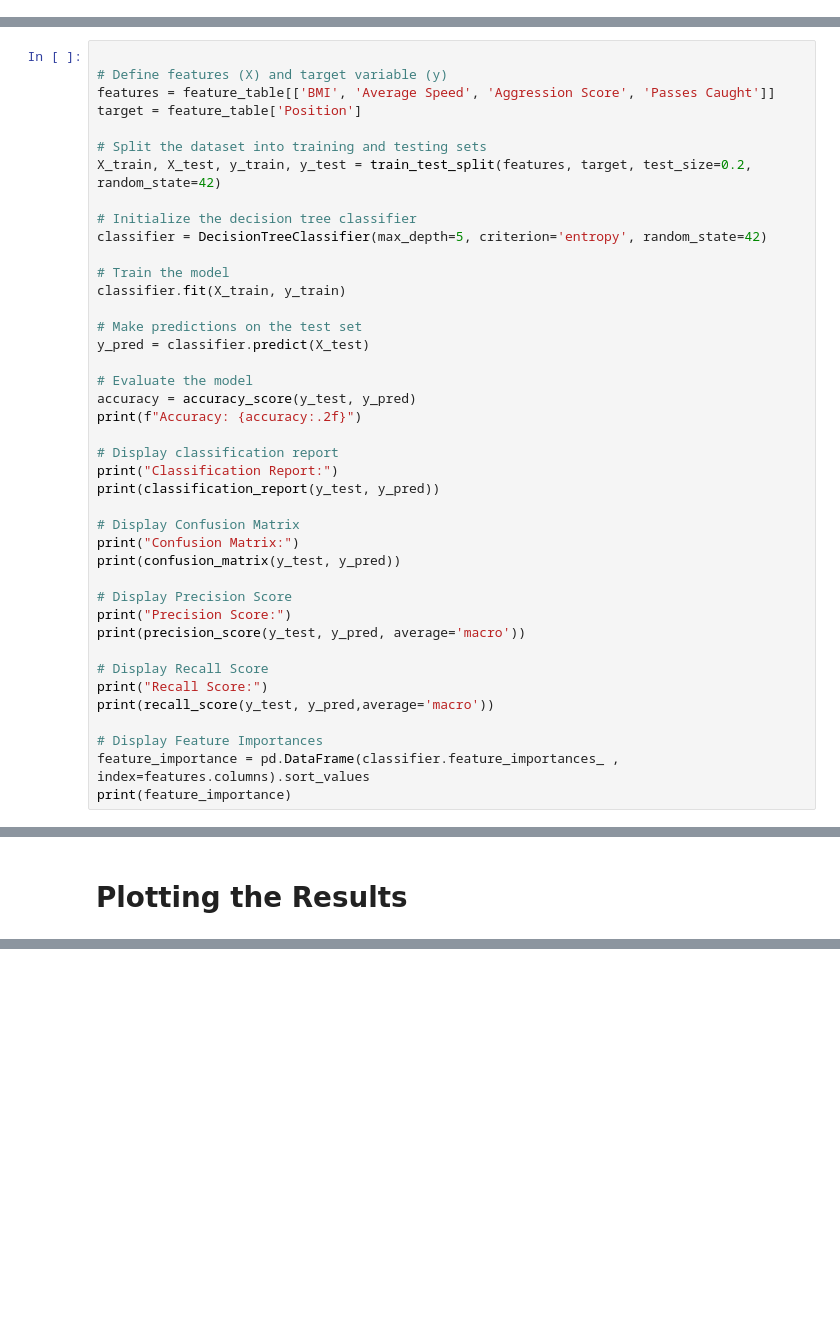
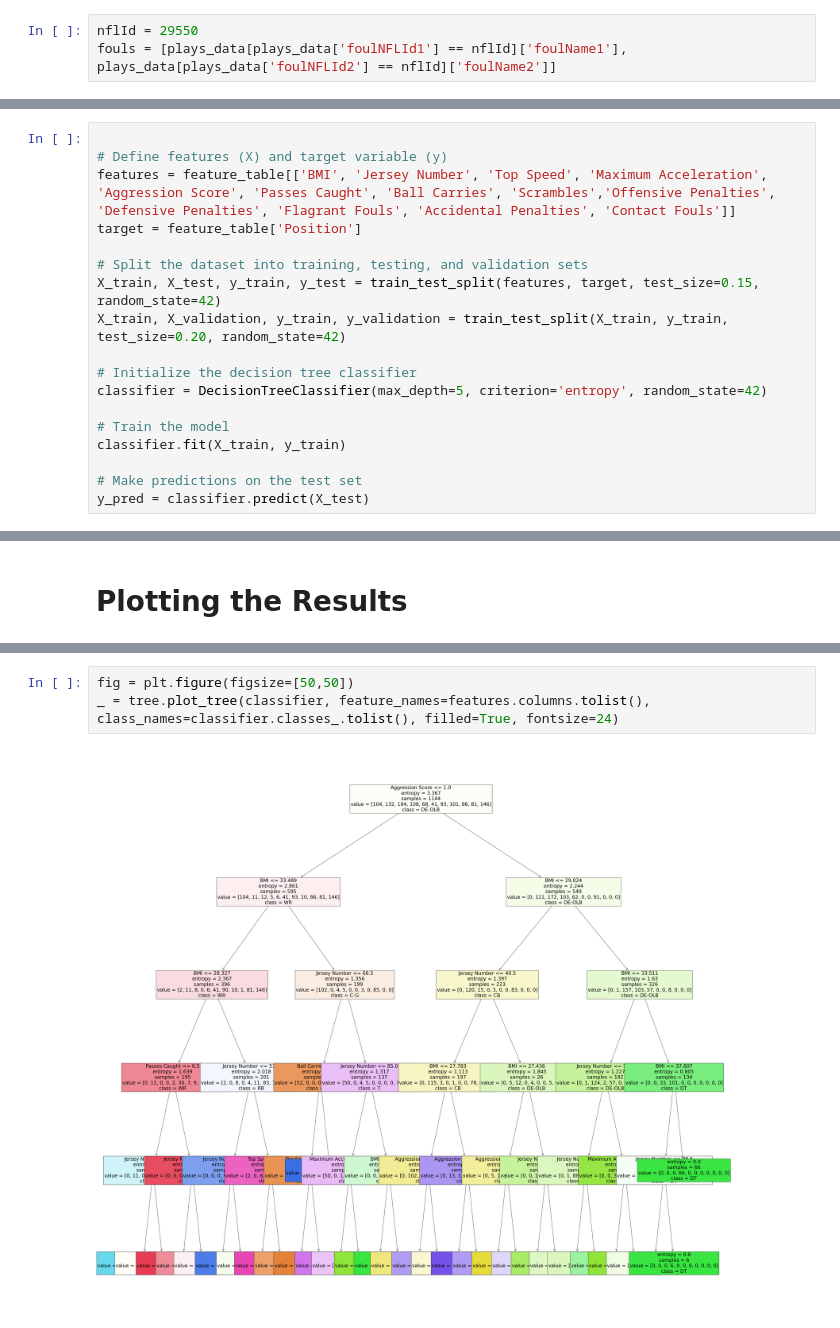
Before and after one commit to SmithsonArrey/big-data-bowl-2024-nfl-player-classifier, a Jupyter notebook: player_classifier.ipynb, the cells around one changed output, grey strips where cells are left out. Saved outputs shown, nothing was run; the diff lists cells and outputs as text; blank space fills up the shorter version.

```diff
--- a/player_classifier.ipynb
+++ b/player_classifier.ipynb
@@ -126 +149,4 @@ Normalized Aggression Score for player with nflId 29550: 0.00
 BMI for player with nflId 29550: 39.92
+# %%
+nflId = 29550
+fouls = [plays_data[plays_data['foulNFLId1'] == nflId]['foulName1'], plays_data[plays_data['foulNFLId2'] == nflId]['foulName2']]
@@ -213,11 +395,12 @@ feature_table
 # %%
 
 # Define features (X) and target variable (y)
-features = feature_table[['BMI', 'Average Speed', 'Aggression Score', 'Passes Caught']]
+features = feature_table[['BMI', 'Jersey Number', 'Top Speed', 'Maximum Acceleration', 'Aggression Score', 'Passes Caught', 'Ball Carries', 'Scrambles','Offensive Penalties', 'Defensive Penalties', 'Flagrant Fouls', 'Accidental Penalties', 'Contact Fouls']]
 target = feature_table['Position']
 
-# Split the dataset into training and testing sets
-X_train, X_test, y_train, y_test = train_test_split(features, target, test_size=0.2, random_state=42)
+# Split the dataset into training, testing, and validation sets
+X_train, X_test, y_train, y_test = train_test_split(features, target, test_size=0.15, random_state=42)
+X_train, X_validation, y_train, y_validation = train_test_split(X_train, y_train, test_size=0.20, random_state=42)
 
 # Initialize the decision tree classifier
 classifier = DecisionTreeClassifier(max_depth=5, criterion='entropy', random_state=42)
@@ -227,27 +410,3 @@ classifier.fit(X_train, y_train)
 
 # Make predictions on the test set
 y_pred = classifier.predict(X_test)
-
-# Evaluate the model
-accuracy = accuracy_score(y_test, y_pred)
-print(f"Accuracy: {accuracy:.2f}")
-
-# Display classification report
-print("Classification Report:")
-print(classification_report(y_test, y_pred))
-
-# Display Confusion Matrix
-print("Confusion Matrix:")
-print(confusion_matrix(y_test, y_pred))
-
-# Display Precision Score
-print("Precision Score:")
-print(precision_score(y_test, y_pred, average='macro'))
-
-# Display Recall Score
-print("Recall Score:")
-print(recall_score(y_test, y_pred,average='macro'))
-
-# Display Feature Importances
-feature_importance = pd.DataFrame(classifier.feature_importances_ , index=features.columns).sort_values
-print(feature_importance)
@@ -273,0 +479,5 @@ Passes Caught     0.075077>
+# %%
+fig = plt.figure(figsize=[50,50])
+_ = tree.plot_tree(classifier, feature_names=features.columns.tolist(), class_names=classifier.classes_.tolist(), filled=True, fontsize=24)
+# %% [output]
+[figure, added]
```
Also changed, not shown: parts of 23 cells of this notebook, 2 other files.
